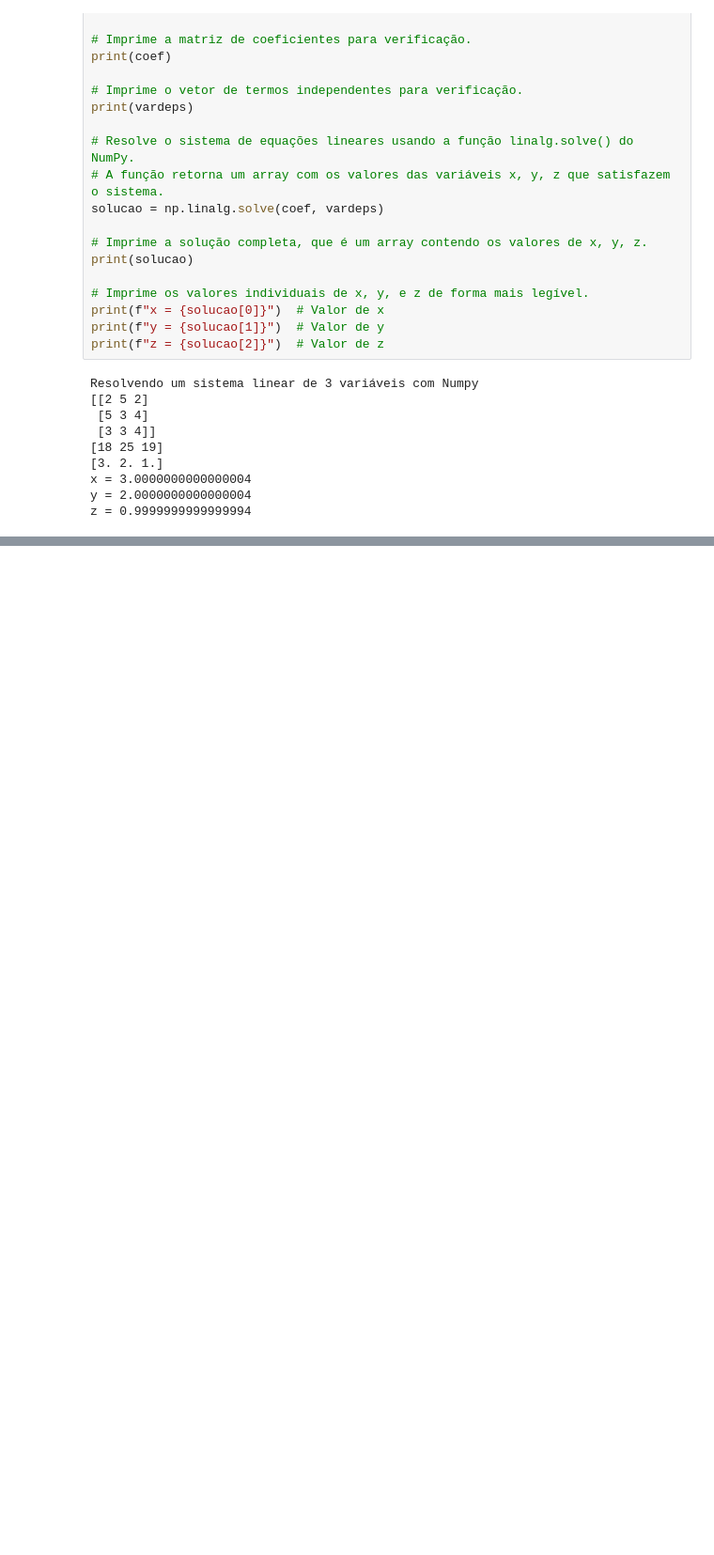
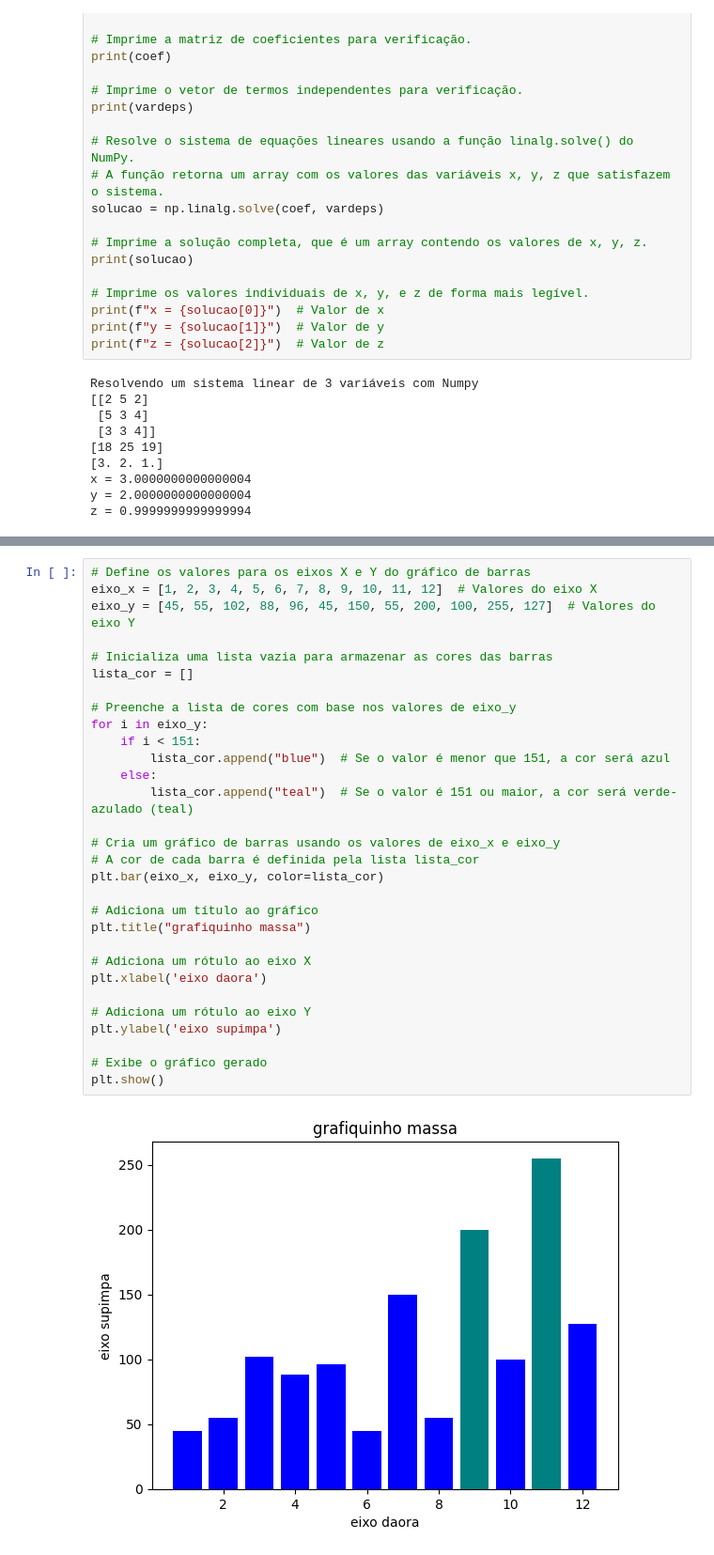
Before and after one commit to KevinShiroma/codigos_aula, a Jupyter notebook: big_data/aula05.ipynb, the cells around one changed output, grey strips where cells are left out. Shown at 94% size. Saved outputs shown, nothing was run; the diff lists cells and outputs as text; blank space fills up the shorter version.

```diff
--- a/big_data/aula05.ipynb
+++ b/big_data/aula05.ipynb
@@ -165,0 +285,32 @@ plt.show()
+# %%
+# Define os valores para os eixos X e Y do gráfico de barras
+eixo_x = [1, 2, 3, 4, 5, 6, 7, 8, 9, 10, 11, 12]  # Valores do eixo X
+eixo_y = [45, 55, 102, 88, 96, 45, 150, 55, 200, 100, 255, 127]  # Valores do eixo Y
+
+# Inicializa uma lista vazia para armazenar as cores das barras
+lista_cor = []
+
+# Preenche a lista de cores com base nos valores de eixo_y
+for i in eixo_y:
+    if i < 151:
+        lista_cor.append("blue")  # Se o valor é menor que 151, a cor será azul
+    else:
+        lista_cor.append("teal")  # Se o valor é 151 ou maior, a cor será verde-azulado (teal)
+
+# Cria um gráfico de barras usando os valores de eixo_x e eixo_y
+# A cor de cada barra é definida pela lista lista_cor
+plt.bar(eixo_x, eixo_y, color=lista_cor)
+
+# Adiciona um título ao gráfico
+plt.title("grafiquinho massa")
+
+# Adiciona um rótulo ao eixo X
+plt.xlabel('eixo daora')
+
+# Adiciona um rótulo ao eixo Y
+plt.ylabel('eixo supimpa')
+
+# Exibe o gráfico gerado
+plt.show()
+# %% [output]
+[figure, added]
```
Also changed, not shown: parts of 13 cells of this notebook, 1 other file.
